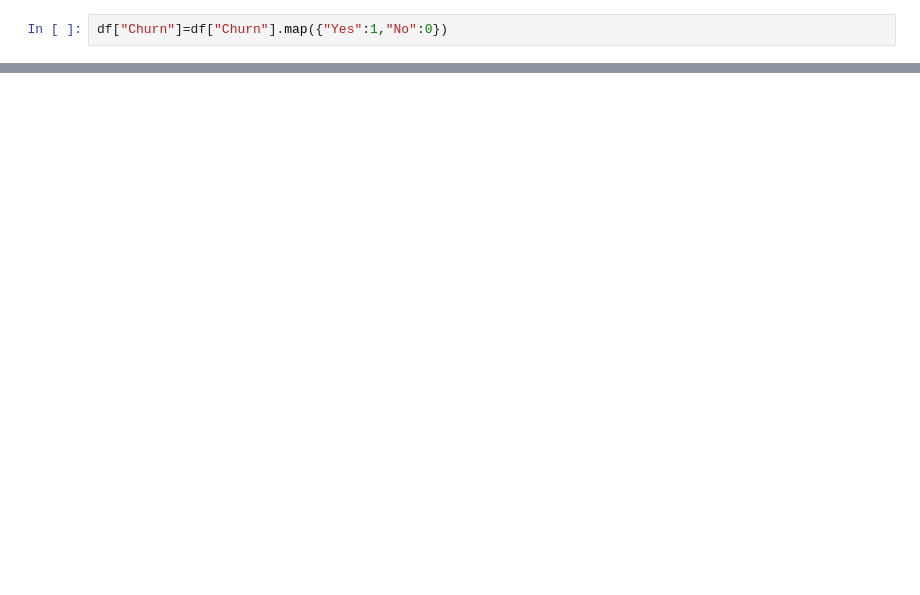
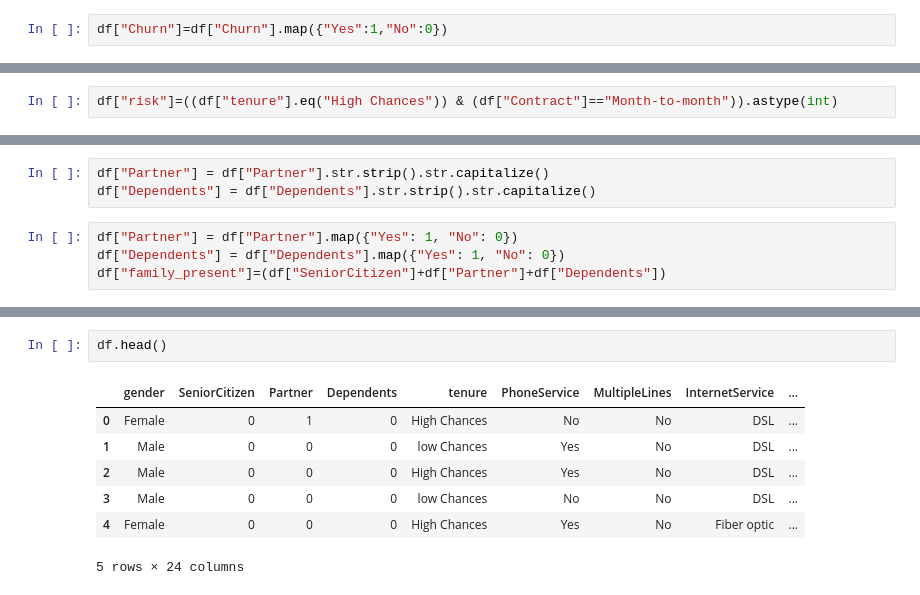
Before and after one commit to Mukul9112003/Project3_Telecom_Customer_Churn_Prediction_System-, a Jupyter notebook: Notebook/first_notebook.ipynb, the cells around one changed output, grey strips where cells are left out. Drawn from its saved outputs; the diff is of its cells as text; blank space fills up the shorter version.

```diff
--- a/Notebook/first_notebook.ipynb
+++ b/Notebook/first_notebook.ipynb
@@ -164,0 +145,2 @@ Length: 7043, dtype: int64
+# %%
+df["risk"]=((df["tenure"].eq("High Chances")) & (df["Contract"]=="Month-to-month")).astype(int)
@@ -164,0 +184,7 @@ Length: 7043, dtype: int64
+# %%
+df["Partner"] = df["Partner"].str.strip().str.capitalize()
+df["Dependents"] = df["Dependents"].str.strip().str.capitalize()
+# %%
+df["Partner"] = df["Partner"].map({"Yes": 1, "No": 0})
+df["Dependents"] = df["Dependents"].map({"Yes": 1, "No": 0})
+df["family_present"]=(df["SeniorCitizen"]+df["Partner"]+df["Dependents"])
@@ -164,0 +211,10 @@ Length: 7043, dtype: int64
+# %%
+df.head()
+# %% [output]
+|  | gender | SeniorCitizen | Partner | Dependents | tenure | PhoneService | MultipleLines | InternetService | ... |
+| 0 | Female | 0 | 1 | 0 | High Chances | No | No | DSL | ... |
+| 1 | Male | 0 | 0 | 0 | low Chances | Yes | No | DSL | ... |
+| 2 | Male | 0 | 0 | 0 | High Chances | Yes | No | DSL | ... |
+| 3 | Male | 0 | 0 | 0 | low Chances | No | No | DSL | ... |
+| 4 | Female | 0 | 0 | 0 | High Chances | Yes | No | Fiber optic | ... |
+5 rows × 24 columns
```
Also changed, not shown: parts of 35 cells of this notebook, 13 other files.
